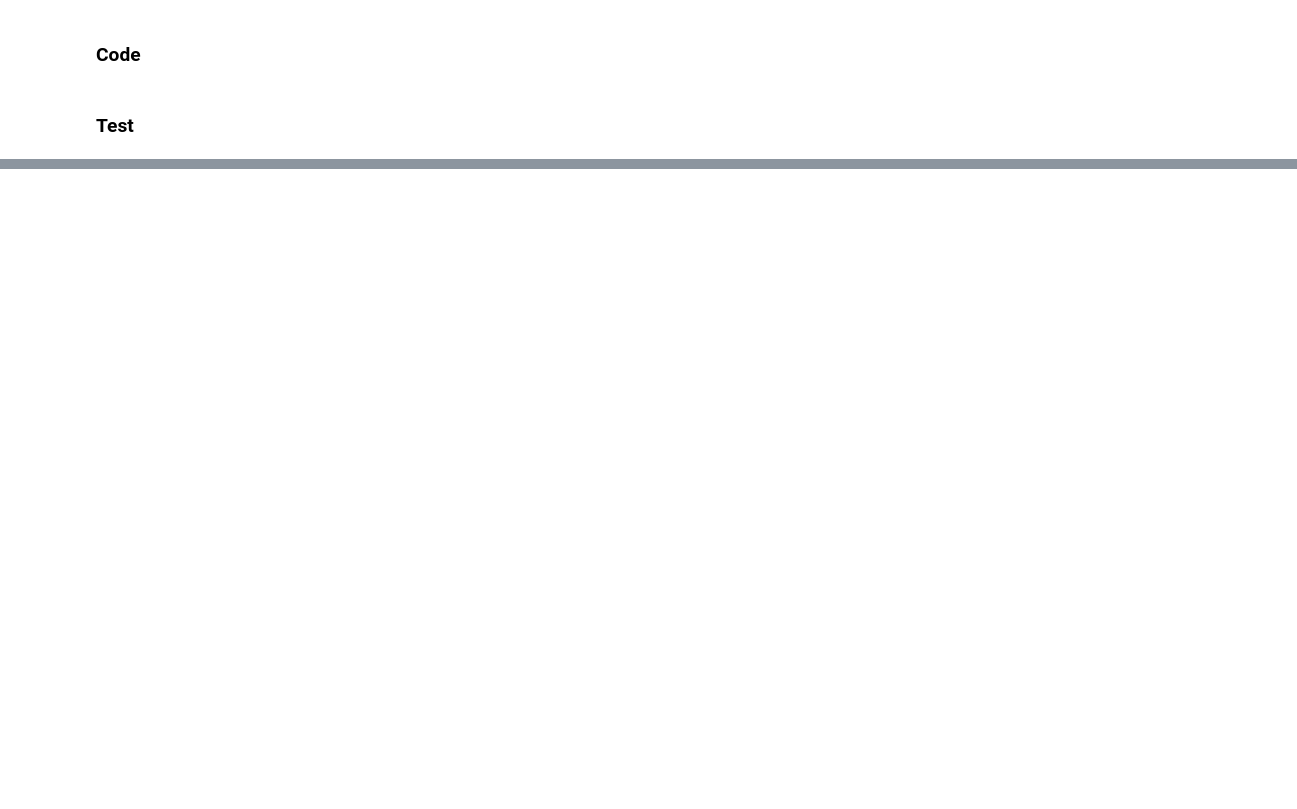
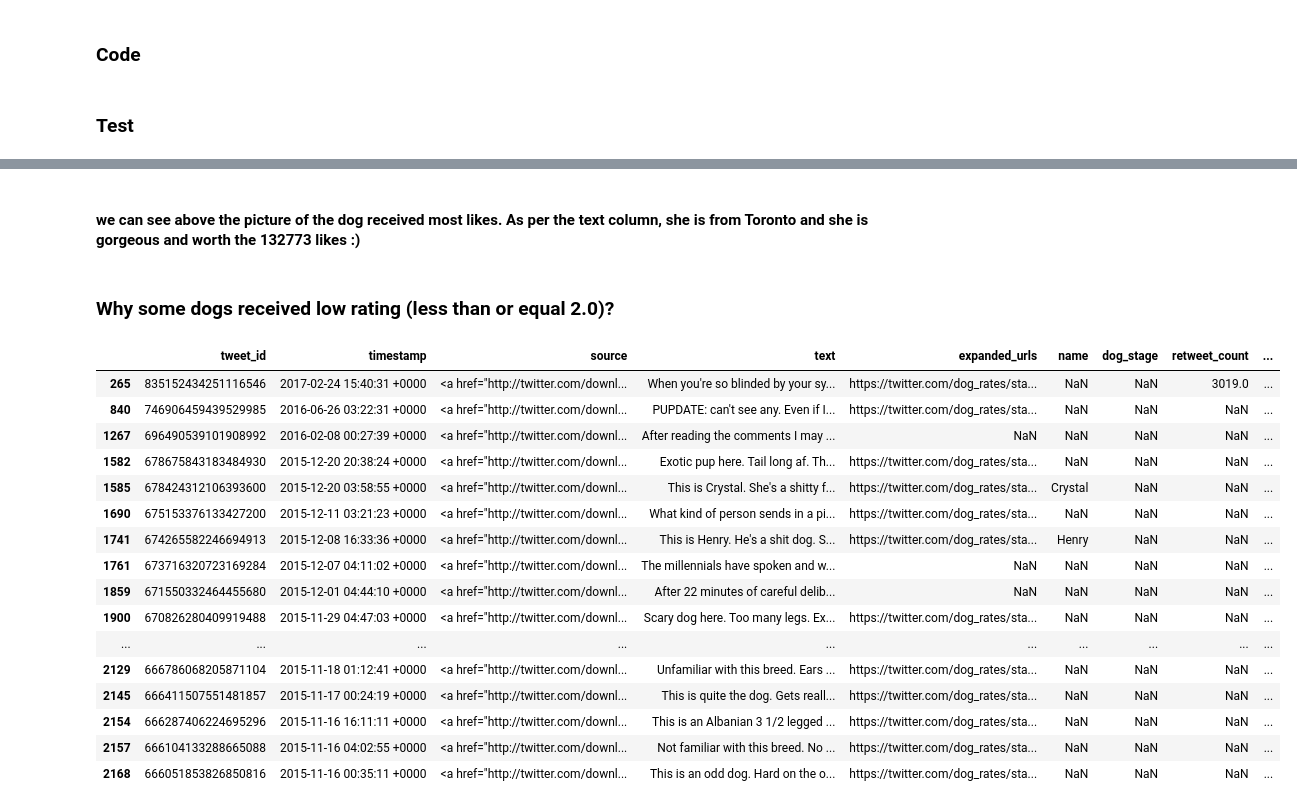
Before and after one commit to youssefGirgeis/Dogs-Ratings, a Jupyter notebook: wrangle_act.ipynb, the cells around one changed output, grey strips where cells are left out. Drawn from its saved outputs; the diff is of its cells as text; code cells hidden in the pictures; blank space fills up the shorter version.

```diff
--- a/wrangle_act.ipynb
+++ b/wrangle_act.ipynb
@@ -807,0 +982,26 @@ Name: rating_numerator, Length: 66, dtype: int64
+# %% [markdown]
+#### we can see above the picture of the dog received most likes. As per the text column, she is from Toronto and she is gorgeous and worth the 132773 likes :)
+# %% [markdown]
+### Why some dogs received low rating (less than or equal 2.0)?
+# %%
+# Filter out images with rating grather 0.2
+
+df_twitter_archive_cleaned[df_twitter_archive_cleaned.ratings <= 0.2]
+# %% [output]
+|  | tweet_id | timestamp | source | text | expanded_urls | name | dog_stage | retweet_count | ... |
+| 265 | 835152434251116546 | 2017-02-24 15:40:31 +0000 | <a href="http://twitter.com/downl... | When you're so blinded by your sy... | https://twitter.com/dog_rates/sta... | NaN | NaN | 3019.0 | ... |
+| 840 | 746906459439529985 | 2016-06-26 03:22:31 +0000 | <a href="http://twitter.com/downl... | PUPDATE: can't see any. Even if I... | https://twitter.com/dog_rates/sta... | NaN | NaN | NaN | ... |
+| 1267 | 696490539101908992 | 2016-02-08 00:27:39 +0000 | <a href="http://twitter.com/downl... | After reading the comments I may ... | NaN | NaN | NaN | NaN | ... |
+| 1582 | 678675843183484930 | 2015-12-20 20:38:24 +0000 | <a href="http://twitter.com/downl... | Exotic pup here. Tail long af. Th... | https://twitter.com/dog_rates/sta... | NaN | NaN | NaN | ... |
+| 1585 | 678424312106393600 | 2015-12-20 03:58:55 +0000 | <a href="http://twitter.com/downl... | This is Crystal. She's a shitty f... | https://twitter.com/dog_rates/sta... | Crystal | NaN | NaN | ... |
+| 1690 | 675153376133427200 | 2015-12-11 03:21:23 +0000 | <a href="http://twitter.com/downl... | What kind of person sends in a pi... | https://twitter.com/dog_rates/sta... | NaN | NaN | NaN | ... |
+| 1741 | 674265582246694913 | 2015-12-08 16:33:36 +0000 | <a href="http://twitter.com/downl... | This is Henry. He's a shit dog. S... | https://twitter.com/dog_rates/sta... | Henry | NaN | NaN | ... |
+| 1761 | 673716320723169284 | 2015-12-07 04:11:02 +0000 | <a href="http://twitter.com/downl... | The millennials have spoken and w... | NaN | NaN | NaN | NaN | ... |
+| 1859 | 671550332464455680 | 2015-12-01 04:44:10 +0000 | <a href="http://twitter.com/downl... | After 22 minutes of careful delib... | NaN | NaN | NaN | NaN | ... |
+| 1900 | 670826280409919488 | 2015-11-29 04:47:03 +0000 | <a href="http://twitter.com/downl... | Scary dog here. Too many legs. Ex... | https://twitter.com/dog_rates/sta... | NaN | NaN | NaN | ... |
+| ... | ... | ... | ... | ... | ... | ... | ... | ... | ... |
+| 2129 | 666786068205871104 | 2015-11-18 01:12:41 +0000 | <a href="http://twitter.com/downl... | Unfamiliar with this breed. Ears ... | https://twitter.com/dog_rates/sta... | NaN | NaN | NaN | ... |
+| 2145 | 666411507551481857 | 2015-11-17 00:24:19 +0000 | <a href="http://twitter.com/downl... | This is quite the dog. Gets reall... | https://twitter.com/dog_rates/sta... | NaN | NaN | NaN | ... |
+| 2154 | 666287406224695296 | 2015-11-16 16:11:11 +0000 | <a href="http://twitter.com/downl... | This is an Albanian 3 1/2 legged ... | https://twitter.com/dog_rates/sta... | NaN | NaN | NaN | ... |
+| 2157 | 666104133288665088 | 2015-11-16 04:02:55 +0000 | <a href="http://twitter.com/downl... | Not familiar with this breed. No ... | https://twitter.com/dog_rates/sta... | NaN | NaN | NaN | ... |
+| 2168 | 666051853826850816 | 2015-11-16 00:35:11 +0000 | <a href="http://twitter.com/downl... | This is an odd dog. Hard on the o... | https://twitter.com/dog_rates/sta... | NaN | NaN | NaN | ... |
```
Also changed, not shown: parts of 60 cells of this notebook.
